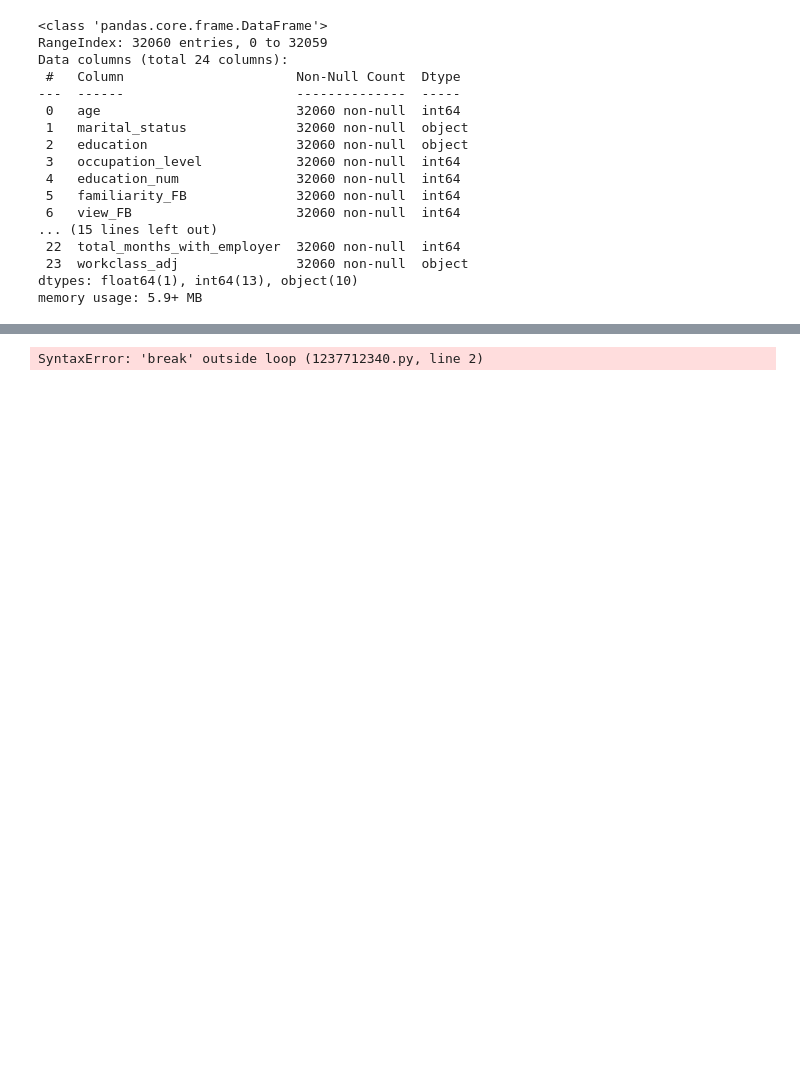
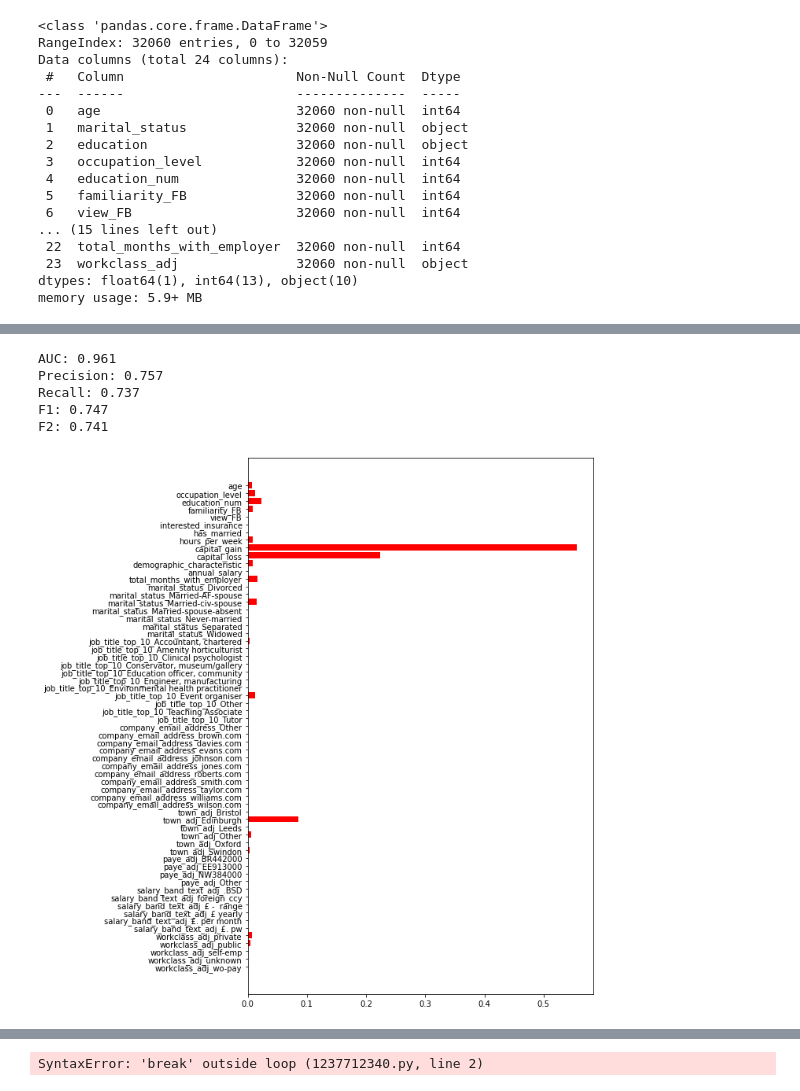
Before and after one commit to Bdwrds/mlflow_lbg, a Jupyter notebook: eda/lbg_test_eda.ipynb, the cells around one changed output, grey strips where cells are left out. Cells and saved outputs as stored; diff of their text form; code cells hidden in the pictures; blank space fills up the shorter version.

Commit message:
Added train and inference

```diff
--- a/eda/lbg_test_eda.ipynb
+++ b/eda/lbg_test_eda.ipynb
@@ -837,0 +1007,14 @@ VBox(children=(Tab(children=(Tab(children=(GridBox(children=(VBox(children=(Grid
+# %%
+# create a data set with dummy variables in place of the categorical variables
+X = pd.get_dummies(df_final_sub)
+y = X.pop("target")
+
+# create initial split to separate test set
+X_train, X_test, y_train, y_test = train_test_split(
+    X, y, test_size= 0.2, stratify=y, random_state= 42
+)
+
+# create second split to create the validation set
+X_train, X_val, y_train, y_val = train_test_split(
+    X_train, y_train, test_size= 0.2, stratify=y_train, random_state= 42
+)
@@ -837,0 +1031,29 @@ VBox(children=(Tab(children=(Tab(children=(GridBox(children=(VBox(children=(Grid
+# %%
+dt_model = DecisionTreeClassifier()
+
+dt_model.fit(X_train, y_train)
+y_pred = dt_model.predict(X_val)
+
+print("AUC: %.3f"%(dt_model.score(X_val, y_val)))
+print("Precision: %.3f"%(precision_score(y_val, y_pred)))
+print("Recall: %.3f"%(recall_score(y_val, y_pred)))
+print("F1: %.3f"%(f1_score(y_val, y_pred)))
+print("F2: %.3f"%(fbeta_score(y_val, y_pred, beta=2)))
+# %% [output]
+AUC: 0.961
+Precision: 0.757
+Recall: 0.737
+F1: 0.747
+F2: 0.741
+# %%
+## Plot the feature importances
+feat_names = dt_model.feature_names_in_
+feat_imp = dt_model.feature_importances_
+fig_feat_imp, sub_feat_imp = plt.subplots(figsize=(10, 10))
+sub_feat_imp.barh(range(feat_imp.shape[0]), feat_imp, color="r", align="center")
+_ = sub_feat_imp.set_yticks(range(feat_imp.shape[0]))
+_ = sub_feat_imp.set_yticklabels(np.array(feat_names), rotation=0)
+sub_feat_imp.invert_yaxis()
+fig_feat_imp.tight_layout()
+# %% [output]
+[figure, added]
```
Also changed, not shown: parts of 63 cells of this notebook, 22 other files.
